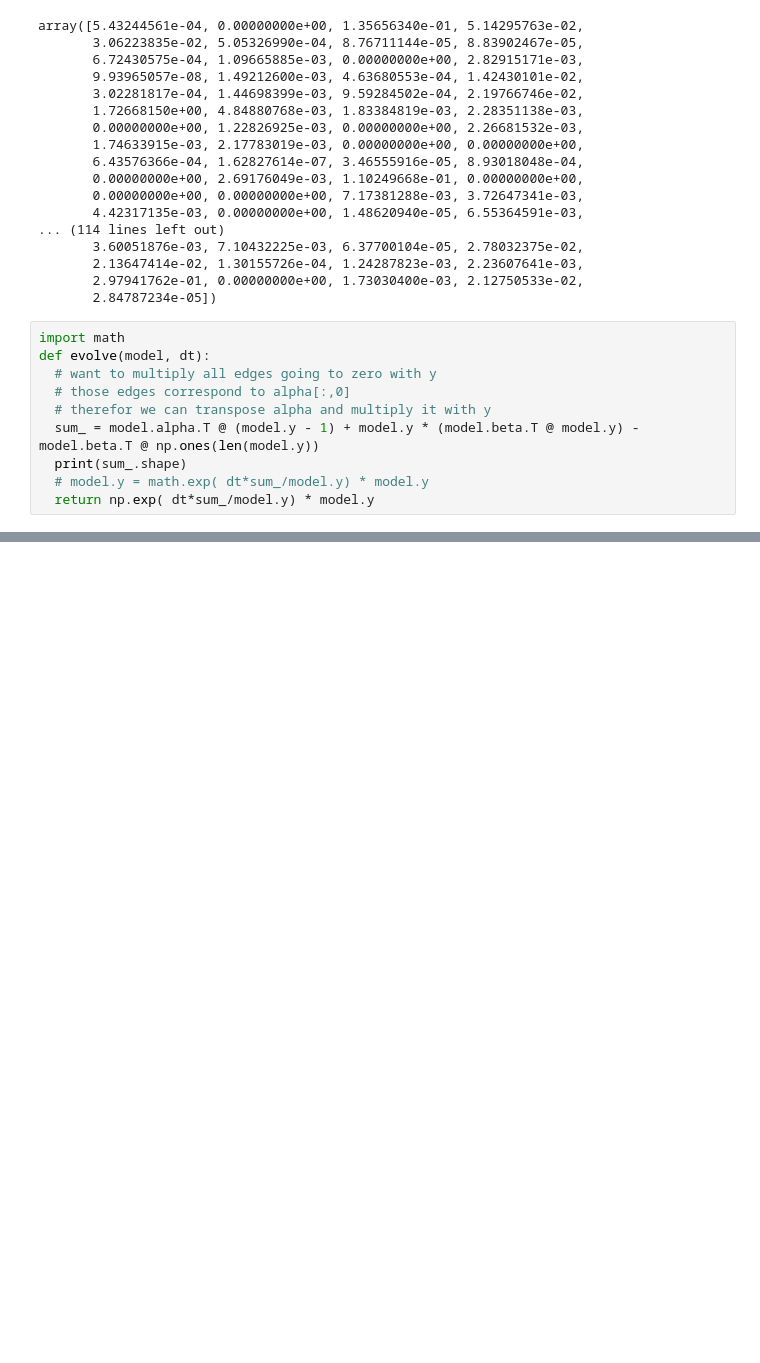
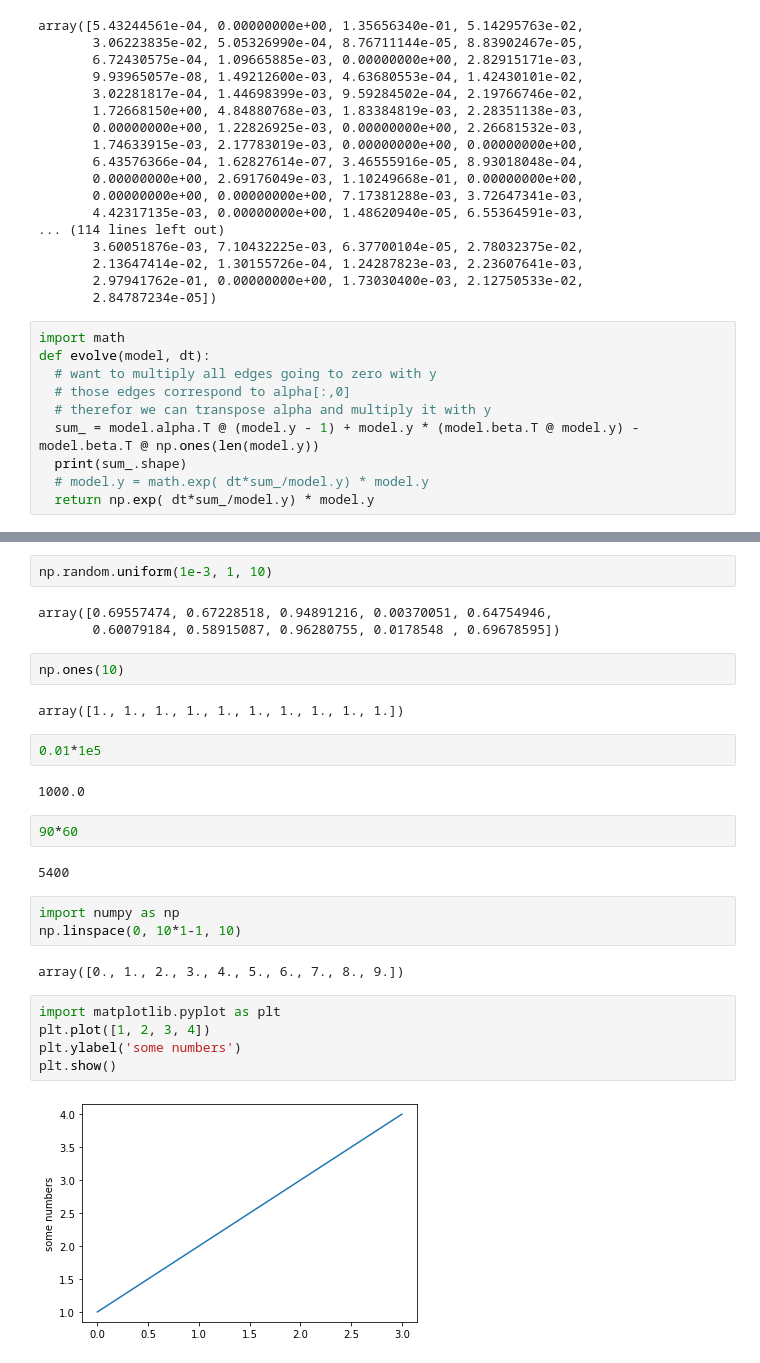
Before and after one commit to pworinger/Biophysics_project, a Jupyter notebook: test.ipynb, the cells around one changed output, grey strips where cells are left out. Drawn from its saved outputs; the diff is of its cells as text; blank space fills up the shorter version.

```diff
--- a/test.ipynb
+++ b/test.ipynb
@@ -132,0 +93,29 @@ print(np.concatenate((temp.reshape(len(temp),1), model.y.reshape(len(model.y),1)
+# %%
+np.random.uniform(1e-3, 1, 10)
+# %% [output]
+array([0.69557474, 0.67228518, 0.94891216, 0.00370051, 0.64754946,
+       0.60079184, 0.58915087, 0.96280755, 0.0178548 , 0.69678595])
+# %%
+np.ones(10)
+# %% [output]
+array([1., 1., 1., 1., 1., 1., 1., 1., 1., 1.])
+# %%
+0.01*1e5
+# %% [output]
+1000.0
+# %%
+90*60
+# %% [output]
+5400
+# %%
+import numpy as np
+np.linspace(0, 10*1-1, 10)
+# %% [output]
+array([0., 1., 2., 3., 4., 5., 6., 7., 8., 9.])
+# %%
+import matplotlib.pyplot as plt
+plt.plot([1, 2, 3, 4])
+plt.ylabel('some numbers')
+plt.show()
+# %% [output]
+[figure, added]
```
Also changed, not shown: parts of 23 cells of this notebook.
